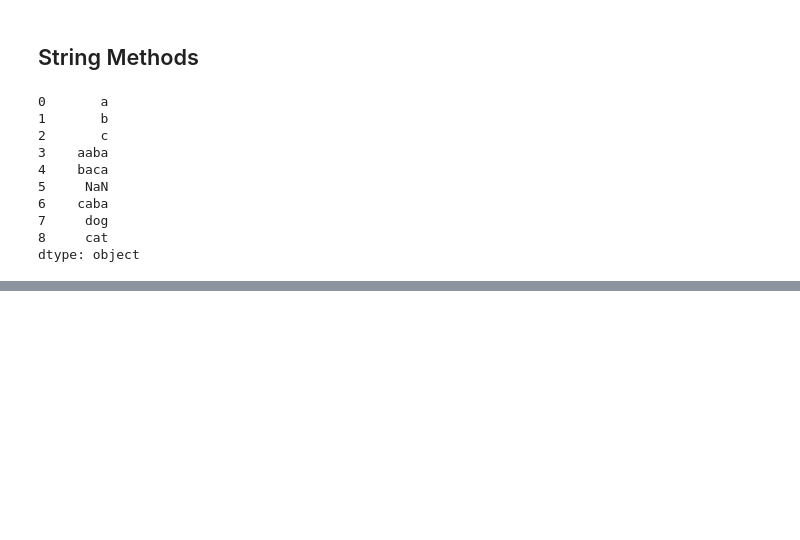
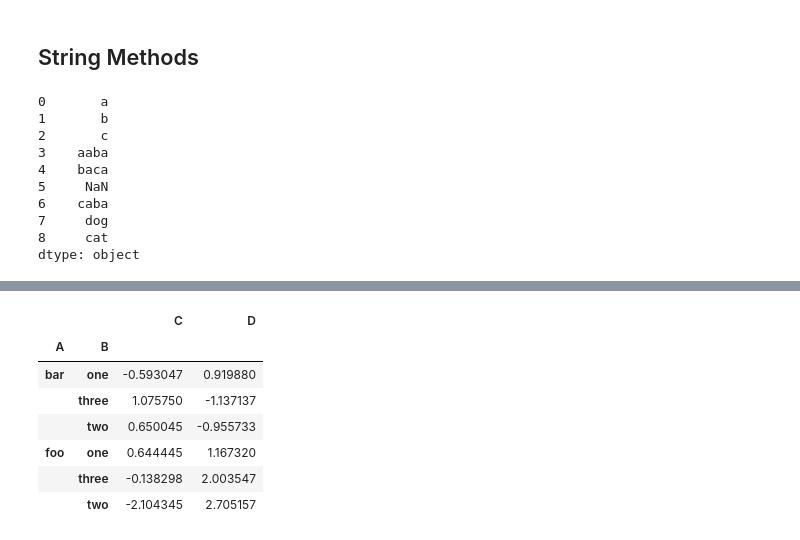
Before and after one commit to Sohyeon-Choi/TIL, a Jupyter notebook: pr1.ipynb, the cells around one changed output, grey strips where cells are left out. Saved outputs shown, nothing was run; the diff lists cells and outputs as text; code cells hidden in the pictures; blank space fills up the shorter version.

```diff
--- a/pr1.ipynb
+++ b/pr1.ipynb
@@ -480,0 +338,11 @@ dtype: object
+# %%
+In [90]: df.groupby(["A", "B"]).sum()
+# %% [output]
+|  |  | C | D |
+| A | B |  |  |
+| bar | one | -0.593047 | 0.919880 |
+|  | three | 1.075750 | -1.137137 |
+|  | two | 0.650045 | -0.955733 |
+| foo | one | 0.644445 | 1.167320 |
+|  | three | -0.138298 | 2.003547 |
+|  | two | -2.104345 | 2.705157 |
```
Also changed, not shown: parts of 58 cells of this notebook.
